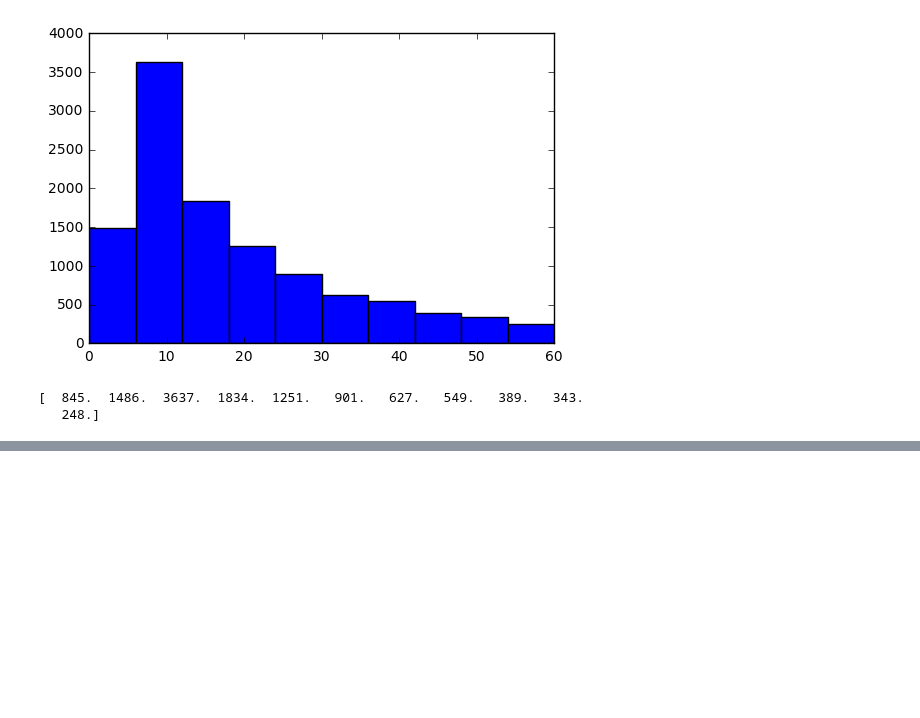
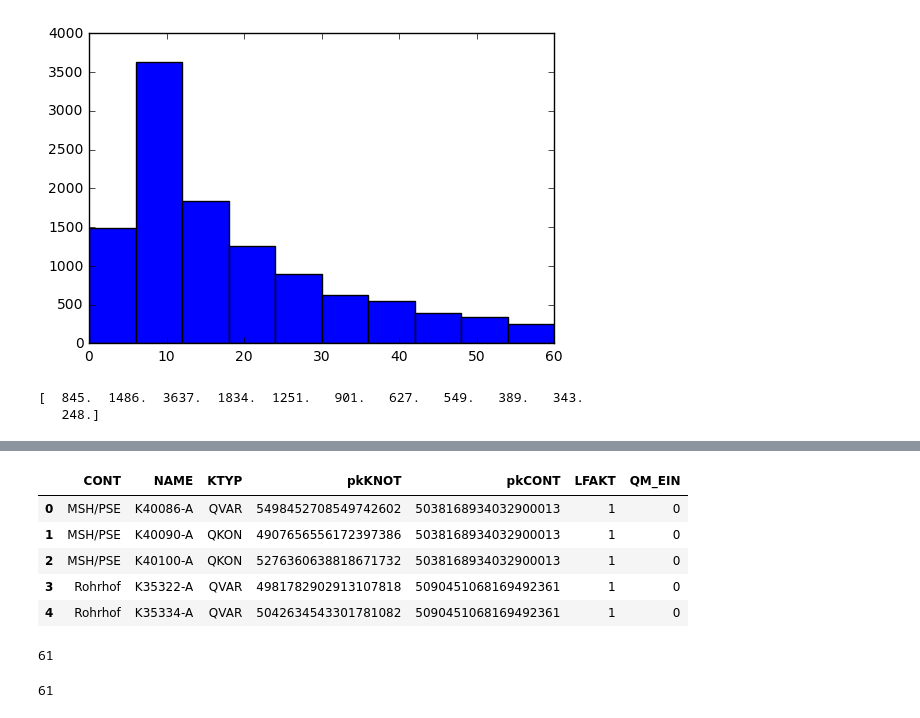
Before and after one commit to aw3s/PT3S, a Jupyter notebook: nb/XmWithPandas.ipynb, the cells around one changed output, grey strips where cells are left out. Drawn from its saved outputs; the diff is of its cells as text; code cells hidden in the pictures; blank space fills up the shorter version.

```diff
--- a/nb/XmWithPandas.ipynb
+++ b/nb/XmWithPandas.ipynb
@@ -187,3 +187,7 @@ print(counts)
 # %% [output]
 [  845.  1486.  3637.  1834.  1251.   901.   627.   549.   389.   343.
    248.]
+# %%
+vVKNO=pd.merge(xm.dataFrames['VKNO'],xm.dataFrames['CONT'],left_on='fkCONT',right_on='pk')
+vVKNO=pd.merge(vVKNO,xm.dataFrames['KNOT'],left_on='fkKNOT',right_on='pk')
+#vVKNO=pd.merge(vVKNO,xm.dataFrames['KNOT_BZ'],left_on='fkKNO',right_on='pk')
@@ -189,0 +214,26 @@ print(counts)
+# %%
+vVKNO=vVKNO[[
+       'NAME_x'
+      ,'NAME_y'
+      ,'KTYP'
+      ,'pk','pk_y'
+      ,'LFAKT','QM_EIN'
+    ]]
+vVKNO=vVKNO.rename(columns={'NAME_x':'CONT','NAME_y':'NAME','pk':'pkKNOT','pk_y':'pkCONT'})
+# %%
+vVKNO.head()
+# %% [output]
+|  | CONT | NAME | KTYP | pkKNOT | pkCONT | LFAKT | QM_EIN |
+| 0 | MSH/PSE | K40086-A | QVAR | 5498452708549742602 | 5038168934032900013 | 1 | 0 |
+| 1 | MSH/PSE | K40090-A | QKON | 4907656556172397386 | 5038168934032900013 | 1 | 0 |
+| 2 | MSH/PSE | K40100-A | QKON | 5276360638818671732 | 5038168934032900013 | 1 | 0 |
+| 3 | Rohrhof | K35322-A | QVAR | 4981782902913107818 | 5090451068169492361 | 1 | 0 |
+| 4 | Rohrhof | K35334-A | QVAR | 5042634543301781082 | 5090451068169492361 | 1 | 0 |
+# %%
+vVKNO['pk_x'].count()
+# %% [output]
+61
+# %%
+vVKNO['pk_x'].count()
+# %% [output]
+61
```
Also changed, not shown: parts of 8 cells of this notebook, 1 other file.
